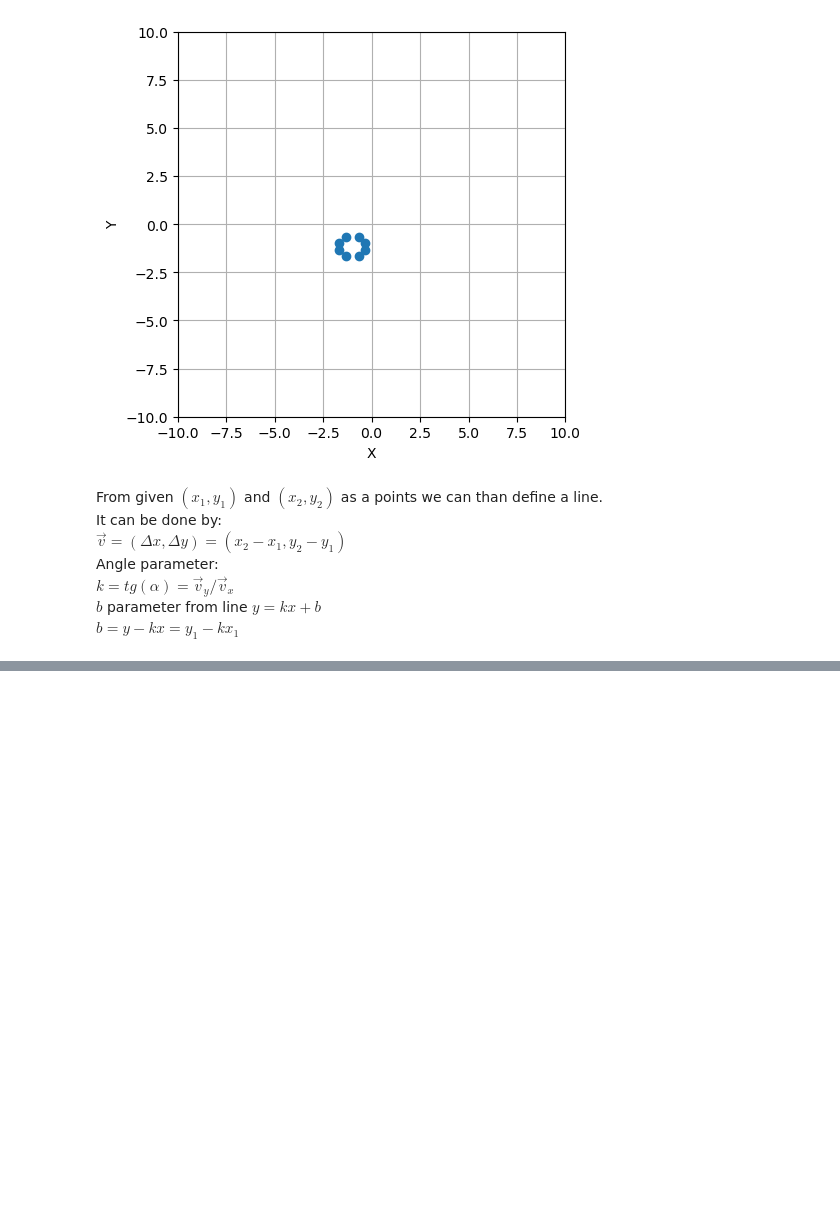
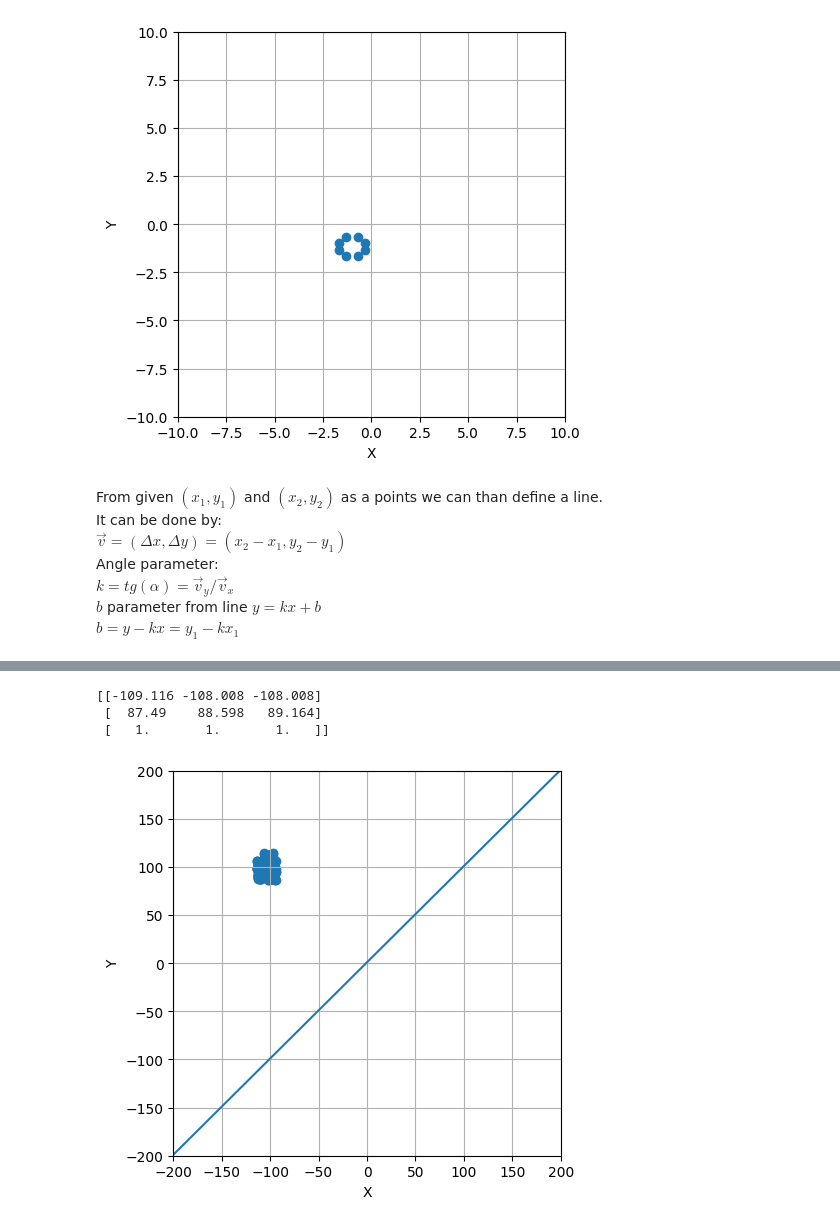
Before and after one commit to JavaConterry/Computer-Graphics, a Jupyter notebook: Worksheet.ipynb, the cells around one changed output, grey strips where cells are left out. Drawn from its saved outputs; the diff is of its cells as text; code cells hidden in the pictures; blank space fills up the shorter version.

```diff
--- a/Worksheet.ipynb
+++ b/Worksheet.ipynb
@@ -103,0 +153,9 @@ plot_object_with_line(vertices, line)
+# %%
+operation_rotate_by_line = ((M_rotate_by_angle.dot(M_reflect_y)).dot(M_rotate_back_by_angle)).dot(data.T)
+plot_object_with_line(operation_rotate_by_line, line)
+print(operation_rotate_by_line[:, :3])
+# %% [output]
+[[-109.116 -108.008 -108.008]
+ [  87.49    88.598   89.164]
+ [   1.       1.       1.   ]]
+[figure, added]
```
Also changed, not shown: parts of 4 cells of this notebook.
